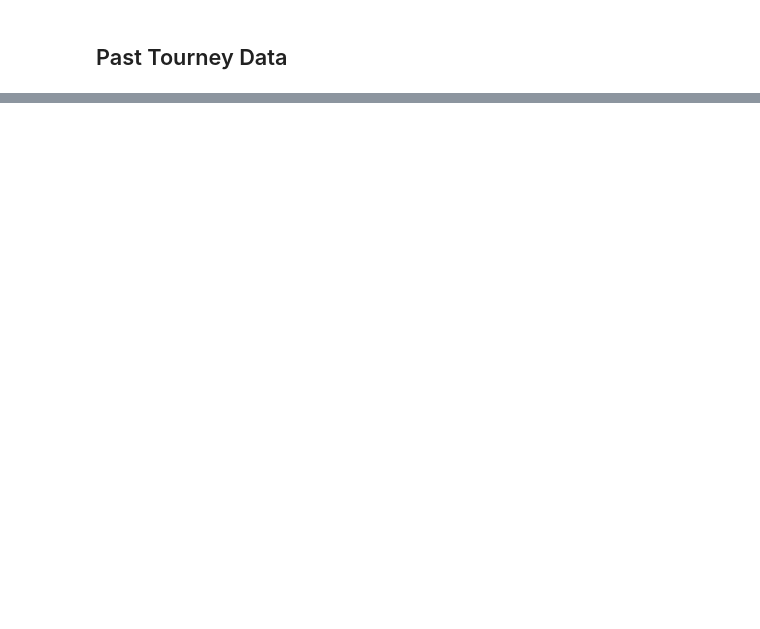
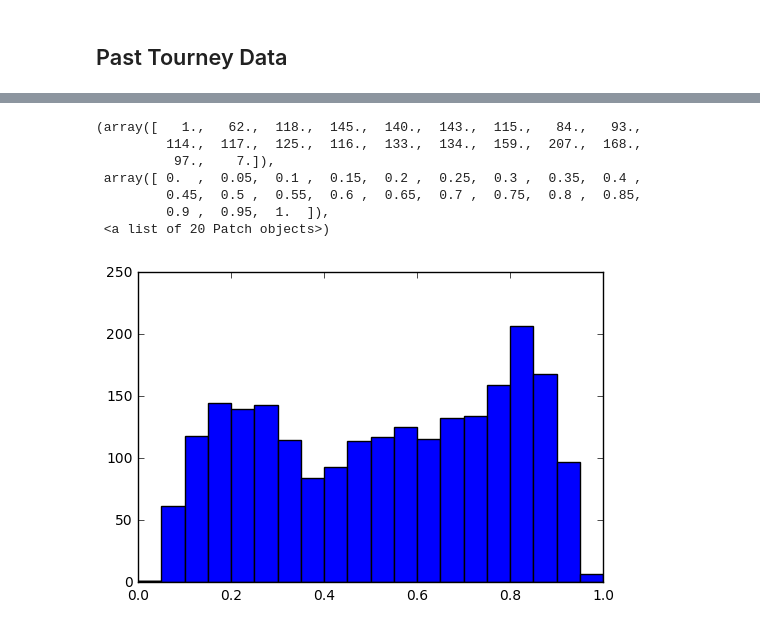
Before and after one commit to rocconnick/march_madness, a Jupyter notebook: model_predictions.ipynb, the cells around one changed output, grey strips where cells are left out. Drawn from its saved outputs; the diff is of its cells as text; code cells hidden in the pictures; blank space fills up the shorter version.

Commit message:
Final predictions.

```diff
--- a/model_predictions.ipynb
+++ b/model_predictions.ipynb
@@ -163,0 +157,3 @@ KeyboardInterrupt:
+# %%
+gbm = models[0]
+voter_gbm = ensemble.VotingClassifier(estimators=[(str(i), model) for i, model in enumerate(models)])
@@ -326,0 +249,34 @@ pyplot.hist(map(operator.itemgetter(1), model.predict_proba(tourney_x)),
+# %%
+## Load 2017 data
+import operator
+submission = pandas.read_csv("SampleSubmission.csv")
+original_columns = submission.columns
+sub_split = submission["Id"].str.split("_")
+submission["Season"] = sub_split.map(operator.itemgetter(0)).astype(numpy.int32)
+submission["home_team"] = sub_split.map(operator.itemgetter(1)).astype(numpy.int32)
+submission["away_team"] = sub_split.map(operator.itemgetter(2)).astype(numpy.int32)
+
+submission.head()
+submission = submission.merge(season_averages, how="inner",
+                          left_on=["Season", "home_team"],
+                          right_on=["Season", "Team_Id"],
+                          suffixes=("_woah", "_home"))
+
+submission = submission.merge(season_averages, how="inner",
+                          left_on=["Season", "away_team"],
+                          right_on=["Season", "Team_Id"],
+                          suffixes=("_home", "_away"))
+submission.head()
+sub_x = scaler.transform(submission[input_columns])
+
+pyplot.hist(map(operator.itemgetter(1), gbm.predict_proba(sub_x)),
+            bins=numpy.linspace(0, 1, 21))
+# %% [output]
+(array([   1.,   62.,  118.,  145.,  140.,  143.,  115.,   84.,   93.,
+         114.,  117.,  125.,  116.,  133.,  134.,  159.,  207.,  168.,
+          97.,    7.]),
+ array([ 0.  ,  0.05,  0.1 ,  0.15,  0.2 ,  0.25,  0.3 ,  0.35,  0.4 ,
+         0.45,  0.5 ,  0.55,  0.6 ,  0.65,  0.7 ,  0.75,  0.8 ,  0.85,
+         0.9 ,  0.95,  1.  ]),
+ <a list of 20 Patch objects>)
+[figure, added]
```
Also changed, not shown: parts of 27 cells of this notebook.
